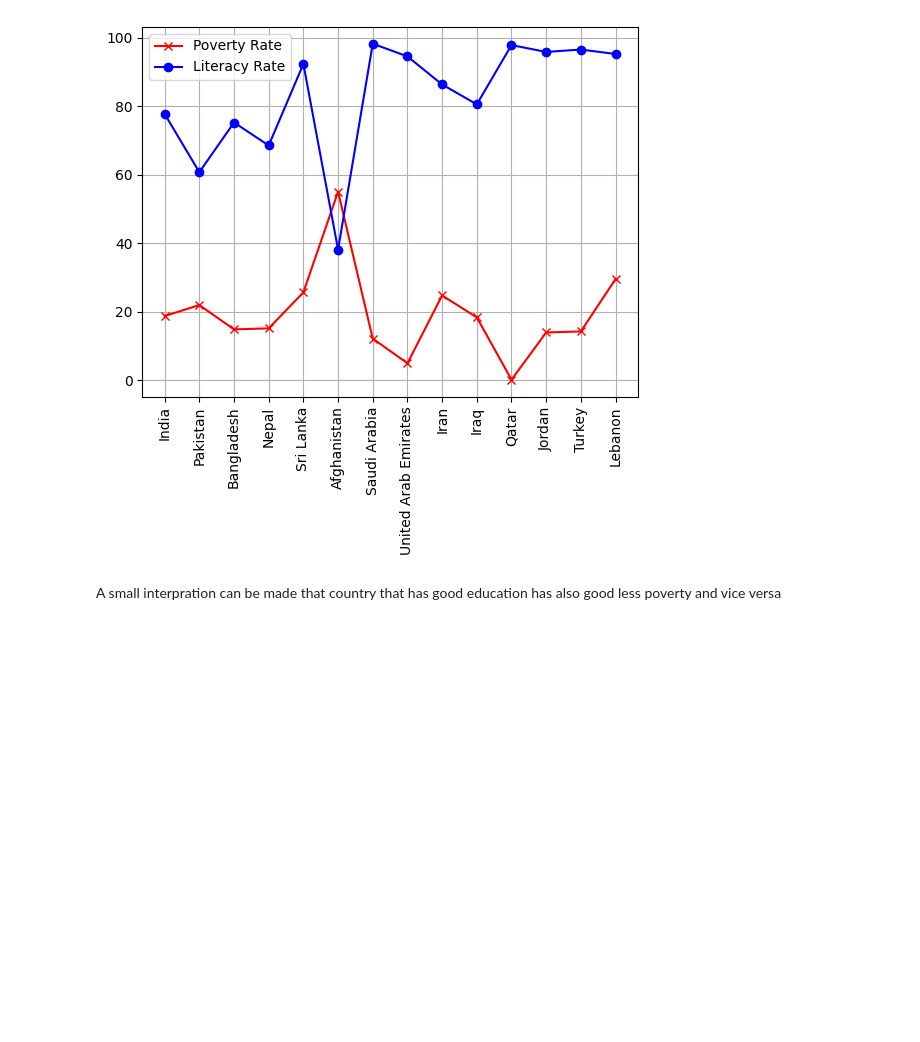
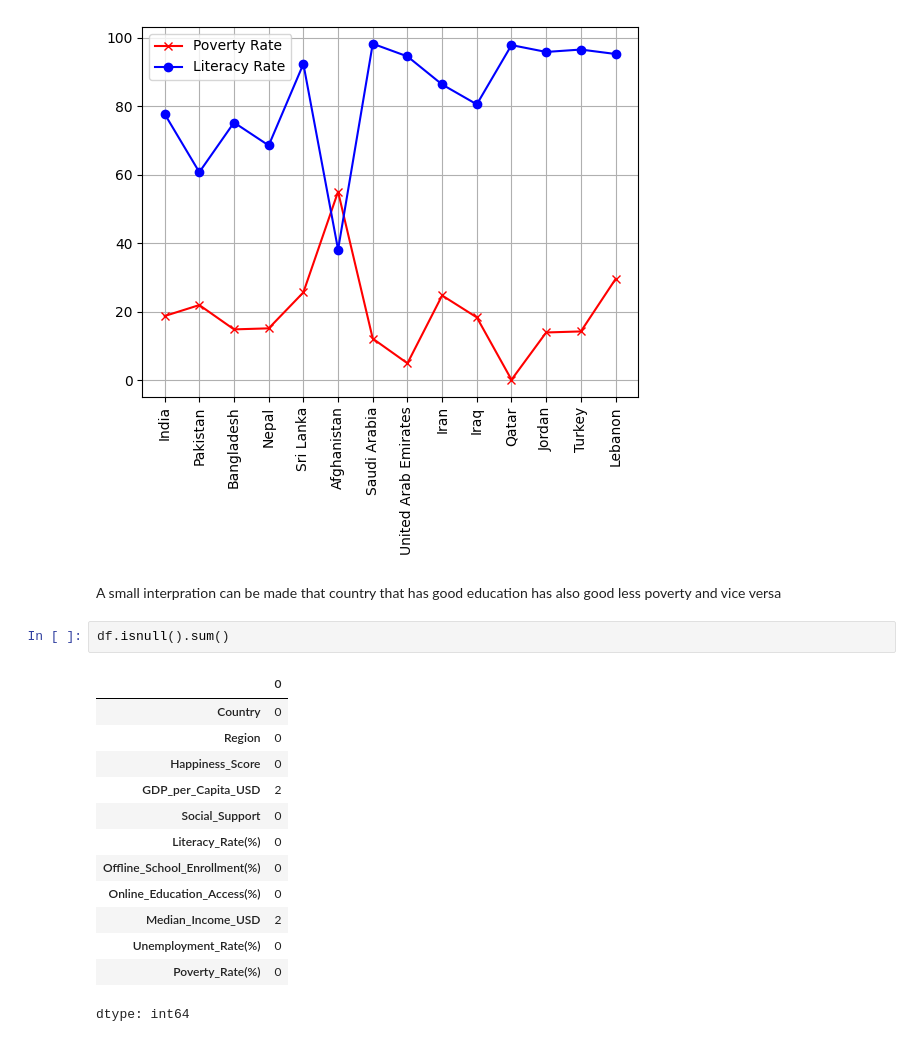
Before and after one commit to bdipesh3045/356-Days-Of-Data-Science, a Jupyter notebook: EDA_practise.ipynb, the cells around one changed output. Cells and saved outputs as stored; diff of their text form; blank space fills up the shorter version.

```diff
--- a/EDA_practise.ipynb
+++ b/EDA_practise.ipynb
@@ -85,3 +87,19 @@ plt.show()
 [figure]
 # %% [markdown]
 A small interpration can be made that country that has good education has also good less poverty and vice versa
+# %%
+df.isnull().sum()
+# %% [output]
+|  | 0 |
+| Country | 0 |
+| Region | 0 |
+| Happiness_Score | 0 |
+| GDP_per_Capita_USD | 2 |
+| Social_Support | 0 |
+| Literacy_Rate(%) | 0 |
+| Offline_School_Enrollment(%) | 0 |
+| Online_Education_Access(%) | 0 |
+| Median_Income_USD | 2 |
+| Unemployment_Rate(%) | 0 |
+| Poverty_Rate(%) | 0 |
+dtype: int64
```
Also changed, not shown: parts of 6 cells of this notebook.
